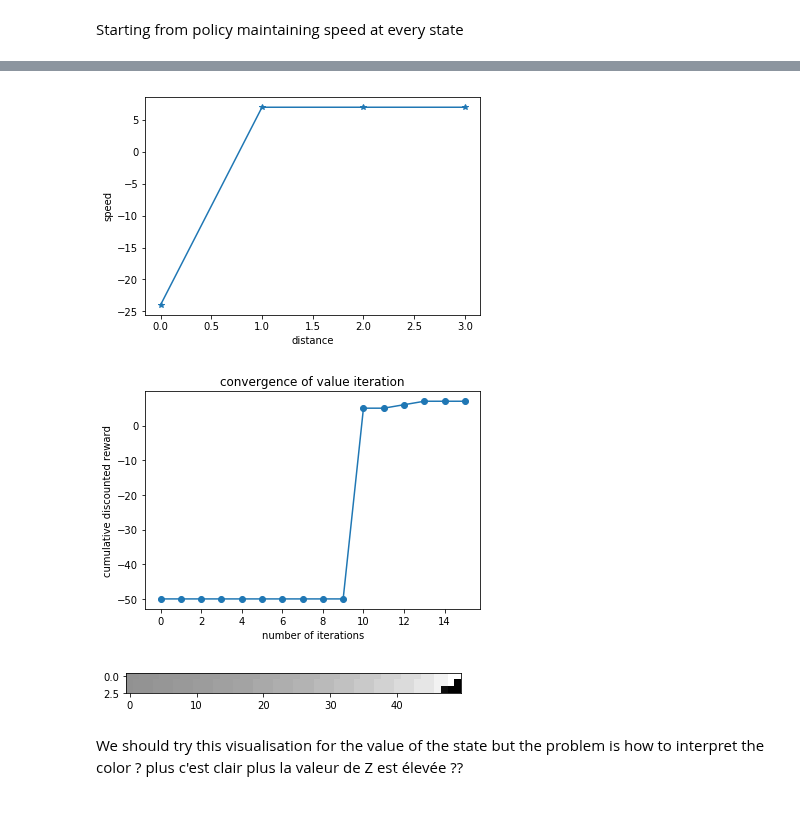
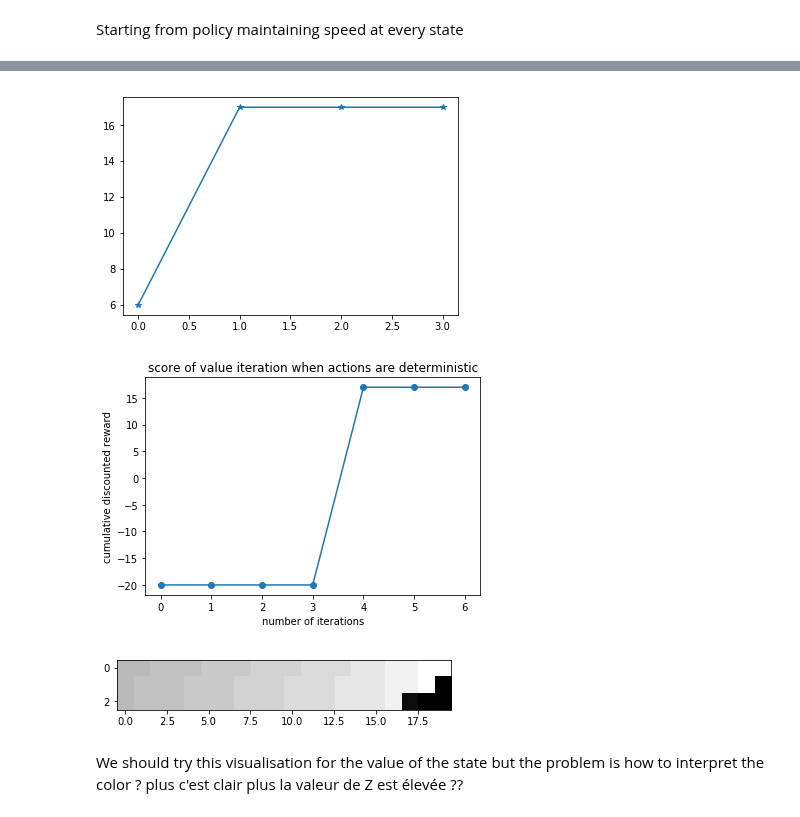
Before and after one commit to jonasracine/RL_sandbox, a Jupyter notebook: street_racer.ipynb, the cells around one changed output, grey strips where cells are left out. Saved outputs shown, nothing was run; the diff lists cells and outputs as text; code cells hidden in the pictures.

Commit message:
présentation avec graphes

```diff
--- a/street_racer.ipynb
+++ b/street_racer.ipynb
@@ -37,7 +36,7 @@ As this problem is an (over-)simplification of our traffic light problem, any wo
 # %% [markdown]
 Start by figuring out the number of states you will need and build transition matrices for every action. For now, actions move the car from state to state in the deterministic manner described above.
 # %%
-l = 50
+l = 20
 n = 3*l+1
 trap=n-1
 # %%
@@ -481,28 +481,29 @@ trajectory number :  3
 plt.plot(scores_2,marker='*')
 plt.show()
 # %% [output]
-[figure, old version]
+[figure, new version]
 # %%
 plt.plot(scores,marker='o')
 plt.xlabel("number of iterations")
 plt.ylabel("cumulative discounted reward")
-plt.title("convergence of value iteration")
+plt.title("score of value iteration when actions are deterministic")
 plt.show()
 fig, ax = plt.subplots( nrows=1, ncols=1 )  # create figure & 1 axis
 ax.plot(scores,marker='o')
 plt.xlabel("number of iterations")
 plt.ylabel("cumulative discounted reward")
-plt.title("convergence of value iteration")
-fig.savefig('img/scores.png')   # save the figure to file
+plt.title("score of value iteration when actions are deterministic")
+fig.savefig('img/scores.jpg')   # save the figure to file
+fig.savefig('latex/img/scores.jpg')
 plt.close(fig)
 # %% [output]
-[figure, old version]
+[figure, new version]
 # %%
 Z = np.array(policy_eval(p,T,R,0.01,gamma)[:trap]).reshape(l,3)
 plt.imshow(np.transpose(Z),cmap='gray')
 plt.show()
 # %% [output]
-[figure, old version]
+[figure, new version]
 # %% [markdown]
 We should try this visualisation for the value of the state but the problem is how to interpret the color ? plus c'est clair plus la valeur de Z est élevée ??
 # %% [markdown]
```
Also changed, not shown: parts of 12 cells of this notebook, 5 other files.
